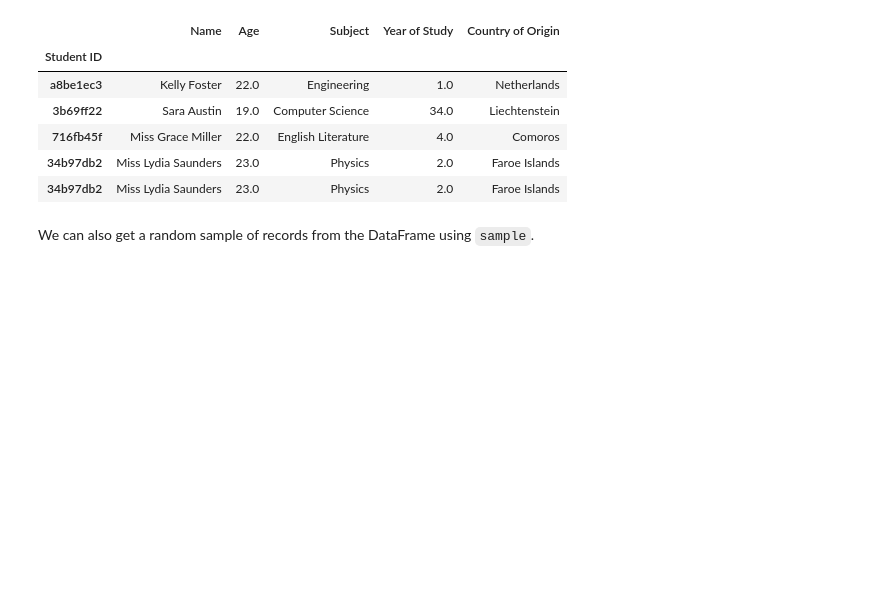
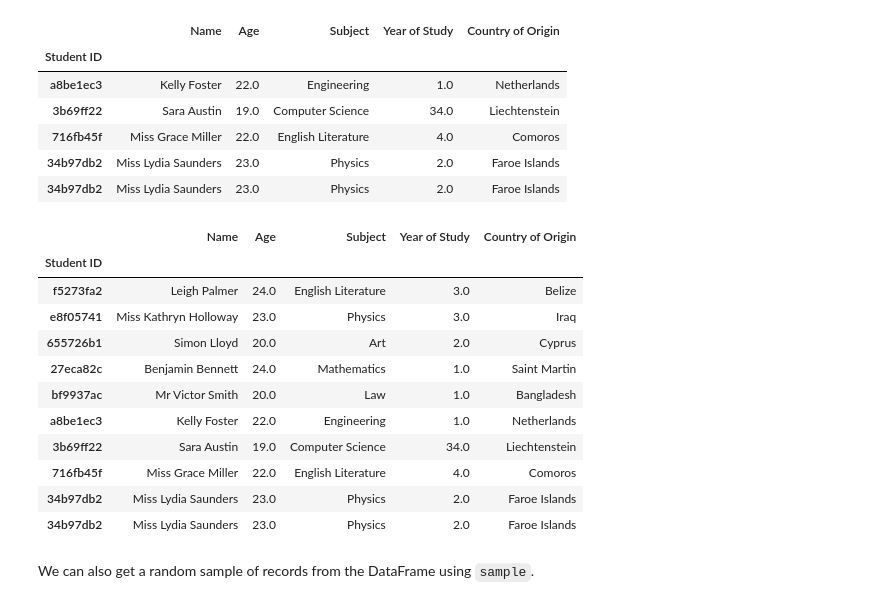
Before and after one commit to JohnMcKechnieGC/understanding-data, a Jupyter notebook: pandas_tutorial.ipynb, the cells around one changed output. Cells and saved outputs as stored; diff of their text form; code cells hidden in the pictures; blank space fills up the shorter version.

```diff
--- a/pandas_tutorial.ipynb
+++ b/pandas_tutorial.ipynb
@@ -126,6 +126,21 @@ students_df.tail()
 | 716fb45f | Miss Grace Miller | 22.0 | English Literature | 4.0 | Comoros |
 | 34b97db2 | Miss Lydia Saunders | 23.0 | Physics | 2.0 | Faroe Islands |
 | 34b97db2 | Miss Lydia Saunders | 23.0 | Physics | 2.0 | Faroe Islands |
+# %%
+students_df.tail(10)
+# %% [output]
+|  | Name | Age | Subject | Year of Study | Country of Origin |
+| Student ID |  |  |  |  |  |
+| f5273fa2 | Leigh Palmer | 24.0 | English Literature | 3.0 | Belize |
+| e8f05741 | Miss Kathryn Holloway | 23.0 | Physics | 3.0 | Iraq |
+| 655726b1 | Simon Lloyd | 20.0 | Art | 2.0 | Cyprus |
+| 27eca82c | Benjamin Bennett | 24.0 | Mathematics | 1.0 | Saint Martin |
+| bf9937ac | Mr Victor Smith | 20.0 | Law | 1.0 | Bangladesh |
+| a8be1ec3 | Kelly Foster | 22.0 | Engineering | 1.0 | Netherlands |
+| 3b69ff22 | Sara Austin | 19.0 | Computer Science | 34.0 | Liechtenstein |
+| 716fb45f | Miss Grace Miller | 22.0 | English Literature | 4.0 | Comoros |
+| 34b97db2 | Miss Lydia Saunders | 23.0 | Physics | 2.0 | Faroe Islands |
+| 34b97db2 | Miss Lydia Saunders | 23.0 | Physics | 2.0 | Faroe Islands |
 # %% [markdown]
 We can also get a random sample of records from the DataFrame using `sample`.
 # %%
```
Also changed, not shown: parts of 44 cells of this notebook, 3 other files.
